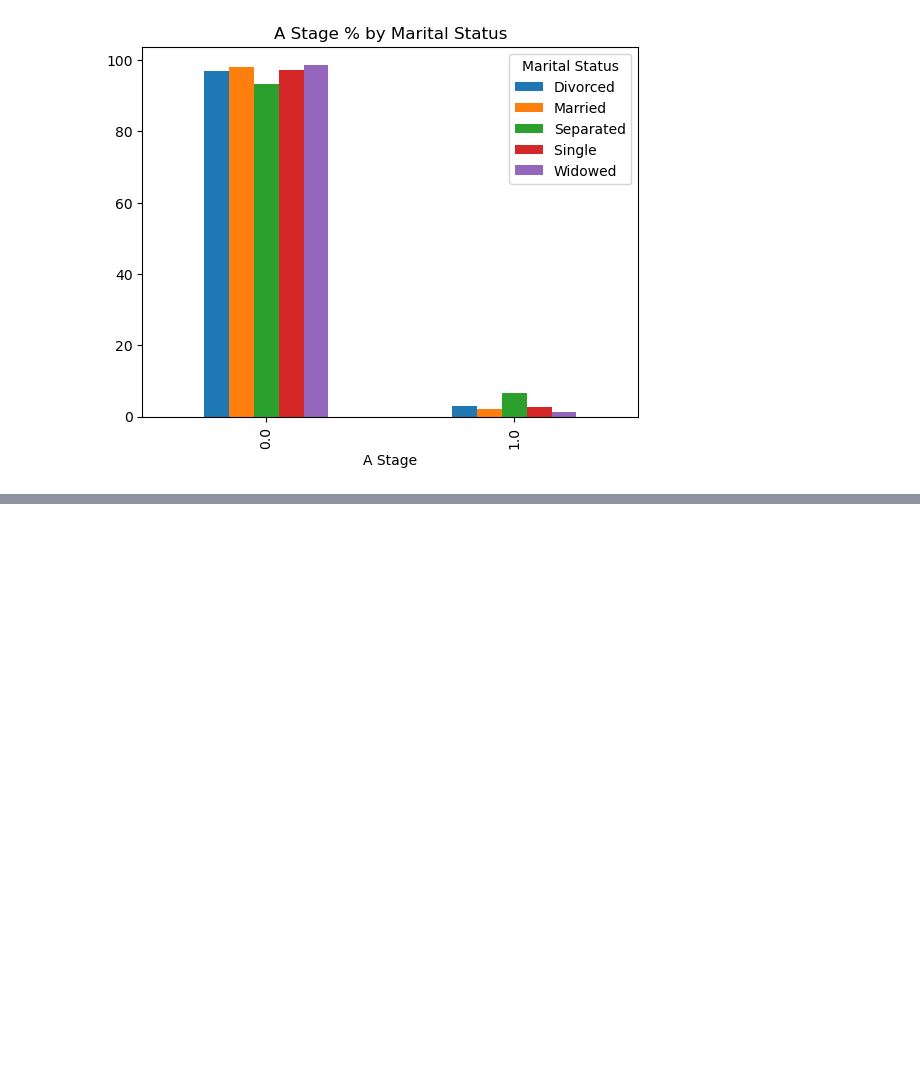
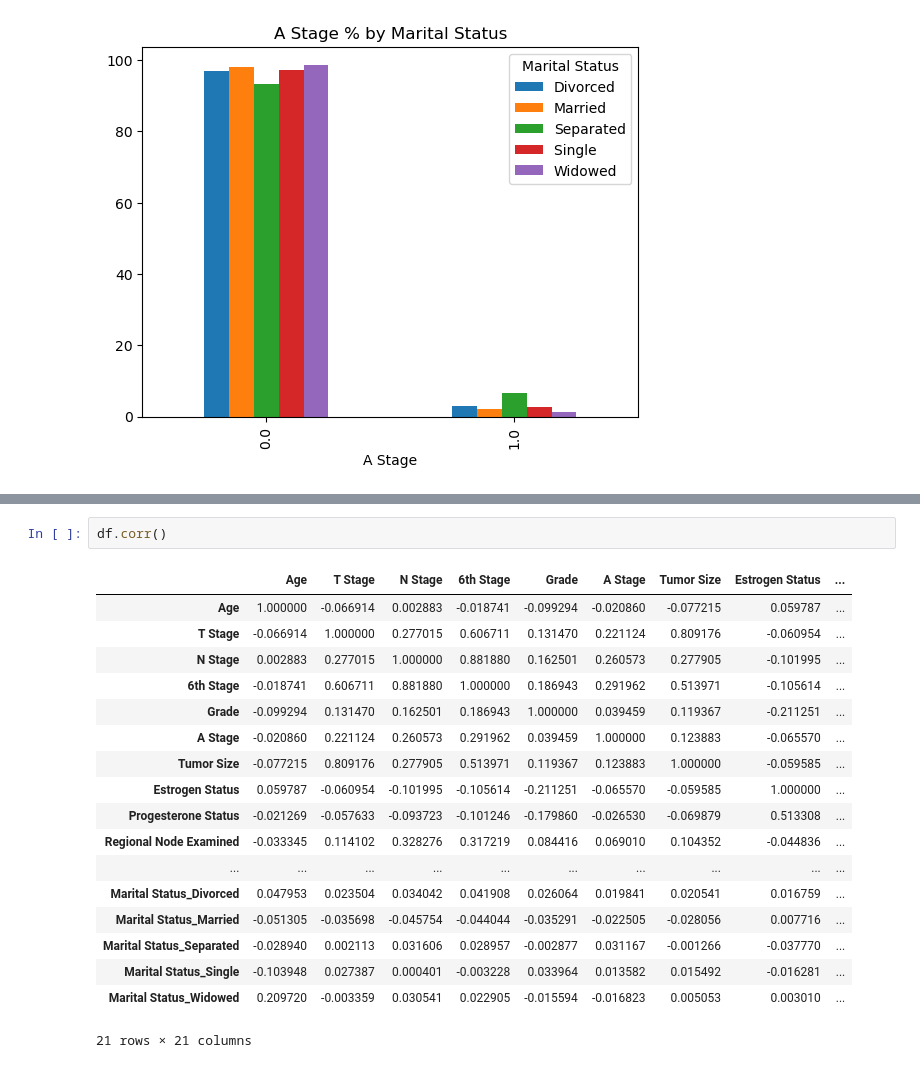
Before and after one commit to roy2392/breast_cancer_classification, a Jupyter notebook: Breast_Cancer_Classification_Project_.ipynb, the cells around one changed output, grey strips where cells are left out. Drawn from its saved outputs; the diff is of its cells as text; blank space fills up the shorter version.

```diff
--- a/Breast_Cancer_Classification_Project_.ipynb
+++ b/Breast_Cancer_Classification_Project_.ipynb
@@ -300,3 +319,24 @@ plt.show()
+# %%
+df.corr()
+# %% [output]
+|  | Age | T Stage | N Stage | 6th Stage | Grade | A Stage | Tumor Size | Estrogen Status | ... |
+| Age | 1.000000 | -0.066914 | 0.002883 | -0.018741 | -0.099294 | -0.020860 | -0.077215 | 0.059787 | ... |
+| T Stage | -0.066914 | 1.000000 | 0.277015 | 0.606711 | 0.131470 | 0.221124 | 0.809176 | -0.060954 | ... |
+| N Stage | 0.002883 | 0.277015 | 1.000000 | 0.881880 | 0.162501 | 0.260573 | 0.277905 | -0.101995 | ... |
+| 6th Stage | -0.018741 | 0.606711 | 0.881880 | 1.000000 | 0.186943 | 0.291962 | 0.513971 | -0.105614 | ... |
+| Grade | -0.099294 | 0.131470 | 0.162501 | 0.186943 | 1.000000 | 0.039459 | 0.119367 | -0.211251 | ... |
+| A Stage | -0.020860 | 0.221124 | 0.260573 | 0.291962 | 0.039459 | 1.000000 | 0.123883 | -0.065570 | ... |
+| Tumor Size | -0.077215 | 0.809176 | 0.277905 | 0.513971 | 0.119367 | 0.123883 | 1.000000 | -0.059585 | ... |
+| Estrogen Status | 0.059787 | -0.060954 | -0.101995 | -0.105614 | -0.211251 | -0.065570 | -0.059585 | 1.000000 | ... |
+| Progesterone Status | -0.021269 | -0.057633 | -0.093723 | -0.101246 | -0.179860 | -0.026530 | -0.069879 | 0.513308 | ... |
+| Regional Node Examined | -0.033345 | 0.114102 | 0.328276 | 0.317219 | 0.084416 | 0.069010 | 0.104352 | -0.044836 | ... |
+| ... | ... | ... | ... | ... | ... | ... | ... | ... | ... |
+| Marital Status_Divorced | 0.047953 | 0.023504 | 0.034042 | 0.041908 | 0.026064 | 0.019841 | 0.020541 | 0.016759 | ... |
+| Marital Status_Married | -0.051305 | -0.035698 | -0.045754 | -0.044044 | -0.035291 | -0.022505 | -0.028056 | 0.007716 | ... |
+| Marital Status_Separated | -0.028940 | 0.002113 | 0.031606 | 0.028957 | -0.002877 | 0.031167 | -0.001266 | -0.037770 | ... |
+| Marital Status_Single | -0.103948 | 0.027387 | 0.000401 | -0.003228 | 0.033964 | 0.013582 | 0.015492 | -0.016281 | ... |
+| Marital Status_Widowed | 0.209720 | -0.003359 | 0.030541 | 0.022905 | -0.015594 | -0.016823 | 0.005053 | 0.003010 | ... |
+21 rows × 21 columns
 # %%
 # Set the color palette to a brighter pink palette
 sns.set_palette('Set2')
```
Also changed, not shown: parts of 9 cells of this notebook.
